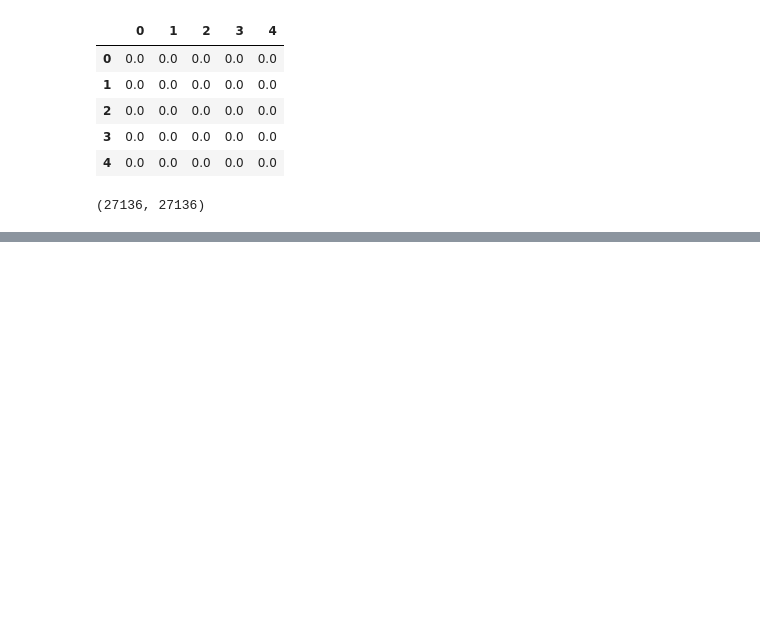
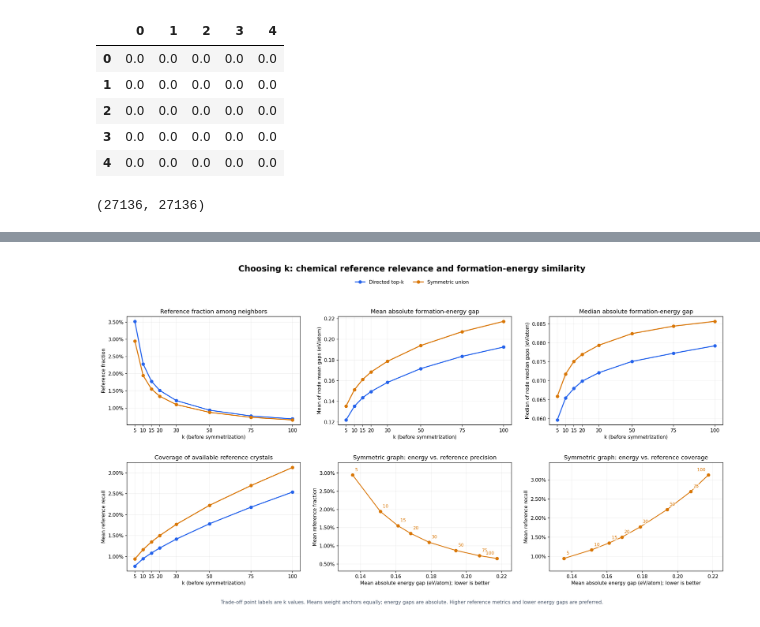
Before and after one commit to jagerknight10/graph-informed-crystal-screening, a Jupyter notebook: code/graph-construction/knn.ipynb, the cells around one changed output, grey strips where cells are left out. Cells and saved outputs as stored; diff of their text form; code cells hidden in the pictures; blank space fills up the shorter version.

```diff
--- a/code/graph-construction/knn.ipynb
+++ b/code/graph-construction/knn.ipynb
@@ -623,0 +865,15 @@ W.shape
+# %%
+formation_energies = metadata["formation_energy_per_atom"].to_numpy(dtype=np.float64)
+sweep_summary, sweep_per_node = evaluate_knn_sweep(
+    neighbor_indices, formation_energies, reference_membership, k_values,
+)
+sweep_per_node.insert(3, "material_id", metadata["material_id"].to_numpy()[sweep_per_node["embedding_index"]])
+print("Means weight anchors equally. Energy differences are absolute eV/atom.")
+print("Median-node-median and pooled-pair median are separate statistics.")
+display(sweep_summary.round(6))
+print("First few per-node results:")
+display(sweep_per_node.head())
+
+sweep_summary.to_csv(data_dir / "knn_sweep_summary.csv")
+sweep_per_node.to_csv(data_dir / "knn_sweep_per_node.csv.gz", index=False, float_format="%.8g")
+print("Saved knn_sweep_summary.csv and knn_sweep_per_node.csv.gz alongside the input data.")
@@ -623,0 +933,51 @@ W.shape
+# %%
+import matplotlib.pyplot as plt
+from matplotlib.ticker import PercentFormatter
+
+fig, axes = plt.subplots(2, 3, figsize=(18, 10))
+colors = {"directed": "#2563eb", "symmetric": "#d97706"}
+labels = {"directed": "Directed top-k", "symmetric": "Symmetric union"}
+curves = [
+    (axes[0, 0], "mean_reference_fraction", "Reference fraction among neighbors", "Reference fraction", True),
+    (axes[0, 1], "mean_abs_delta_e", "Mean absolute formation-energy gap", "Mean of node mean gaps (eV/atom)", False),
+    (axes[0, 2], "median_node_median_abs_delta_e", "Median absolute formation-energy gap", "Median of node median gaps (eV/atom)", False),
+    (axes[1, 0], "mean_reference_recall", "Coverage of available reference crystals", "Mean reference recall", True),
+]
+for view in ["directed", "symmetric"]:
+    values = sweep_summary.loc[view]
+    for ax, metric, title, ylabel, is_fraction in curves:
+        ax.plot(values.index, values[metric], "o-", color=colors[view], label=labels[view], linewidth=2)
+        ax.set(title=title, xlabel="k (before symmetrization)", ylabel=ylabel, xticks=k_values)
+        if is_fraction:
+            ax.yaxis.set_major_formatter(PercentFormatter(1.0))
+
+    # Focus trade-off point labels on the symmetric graph used downstream.
+    if view != "symmetric":
+        continue
+    for ax, metric, title, ylabel in [
+        (axes[1, 1], "mean_reference_fraction", "Symmetric graph: energy vs. reference precision", "Mean reference fraction"),
+        (axes[1, 2], "mean_reference_recall", "Symmetric graph: energy vs. reference coverage", "Mean reference recall"),
+    ]:
+        ax.plot(values["mean_abs_delta_e"], values[metric], "o-", color=colors[view], label=labels[view], linewidth=1.7)
+        for candidate_k, row in values.iterrows():
+            offset = (-6, 8) if candidate_k == max(k_values) else (5, 8)
+            alignment = "right" if candidate_k == max(k_values) else "left"
+            ax.annotate(str(candidate_k), (row["mean_abs_delta_e"], row[metric]),
+                        xytext=offset, textcoords="offset points", fontsize=9, color=colors[view],
+                        ha=alignment, bbox={"facecolor": "white", "edgecolor": "none", "alpha": 0.65, "pad": 0.5})
+        ax.set(title=title, xlabel="Mean absolute energy gap (eV/atom); lower is better", ylabel=ylabel)
+        ax.yaxis.set_major_formatter(PercentFormatter(1.0))
+        ax.margins(x=0.10, y=0.15)
+
+for ax in axes.flat:
+    ax.grid(alpha=0.2)
+    ax.set_axisbelow(True)
+handles, legend_labels = axes[0, 0].get_legend_handles_labels()
+fig.legend(handles, legend_labels, loc="upper center", bbox_to_anchor=(0.5, 0.95), ncol=2, frameon=False)
+fig.suptitle("Choosing k: chemical reference relevance and formation-energy similarity", fontsize=17, fontweight="bold")
+fig.text(0.5, 0.015, "Trade-off point labels are k values. Means weight anchors equally; energy gaps are absolute. Higher reference metrics and lower energy gaps are preferred.",
+         ha="center", fontsize=10, color="#475569")
+fig.tight_layout(rect=[0, 0.05, 1, 0.91], h_pad=3, w_pad=2.5)
+plt.show()
+# %% [output]
+[figure, added]
```
Also changed, not shown: parts of 13 cells of this notebook.
